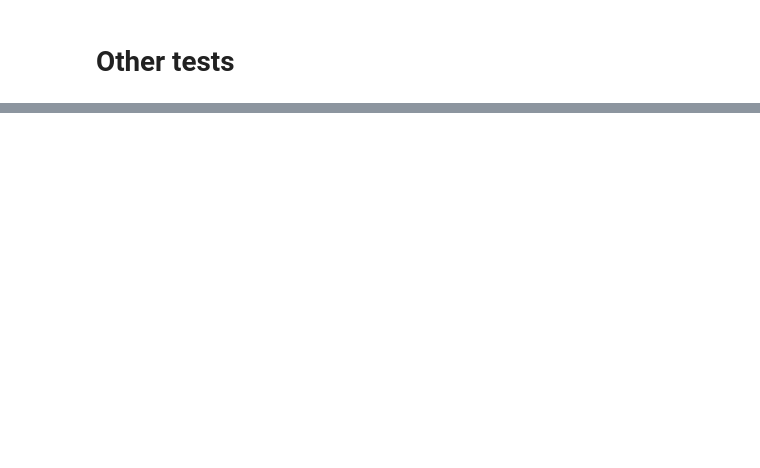
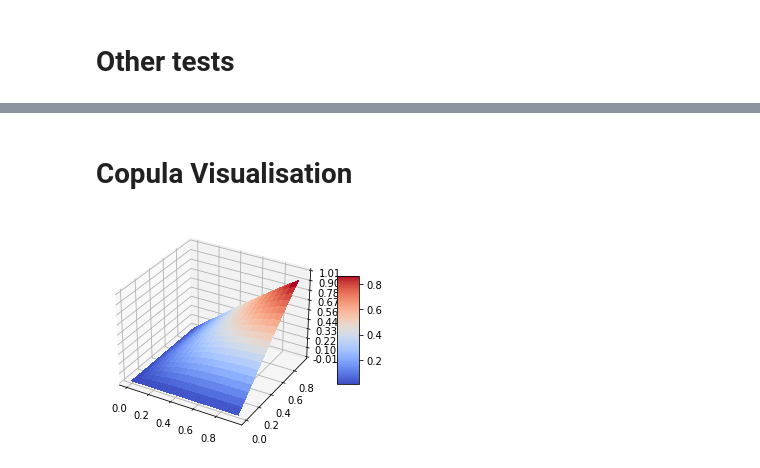
Before and after one commit to Roman-Malinowski/simulation_copula, a Jupyter notebook: Copula.ipynb, the cells around one changed output, grey strips where cells are left out. Drawn from its saved outputs; the diff is of its cells as text; code cells hidden in the pictures; blank space fills up the shorter version.

```diff
--- a/Copula.ipynb
+++ b/Copula.ipynb
@@ -60,0 +96,2 @@ for k in gen:
+# %% [markdown]
+# Copula Visualisation
@@ -60,0 +102,30 @@ for k in gen:
+# %%
+# Make data.
+X = np.arange(0, 1, 0.05)
+Y = np.arange(0, 1, 0.05)
+X, Y = np.meshgrid(X, Y)
+
+theta = 5
+
+Z = np.zeros(X.shape)
+for i in range(Z.shape[0]):
+    for j in range(Z.shape[1]):
+        Z[i, j] = frank_copula(X[i,j], Y[i,j], theta)
+# %%
+fig, ax = plt.subplots(subplot_kw={"projection": "3d"})
+# Plot the surface.
+surf = ax.plot_surface(X, Y, Z, cmap=cm.coolwarm,
+                       linewidth=0, antialiased=False)
+
+# Customize the z axis.
+ax.set_zlim(-0.01, 1.01)
+ax.zaxis.set_major_locator(LinearLocator(10))
+# A StrMethodFormatter is used automatically
+ax.zaxis.set_major_formatter('{x:.02f}')
+
+# Add a color bar which maps values to colors.
+fig.colorbar(surf, shrink=0.5, aspect=5)
+
+plt.show()
+# %% [output]
+[figure, added]
```
Also changed, not shown: parts of 16 cells of this notebook, 2 other files.
